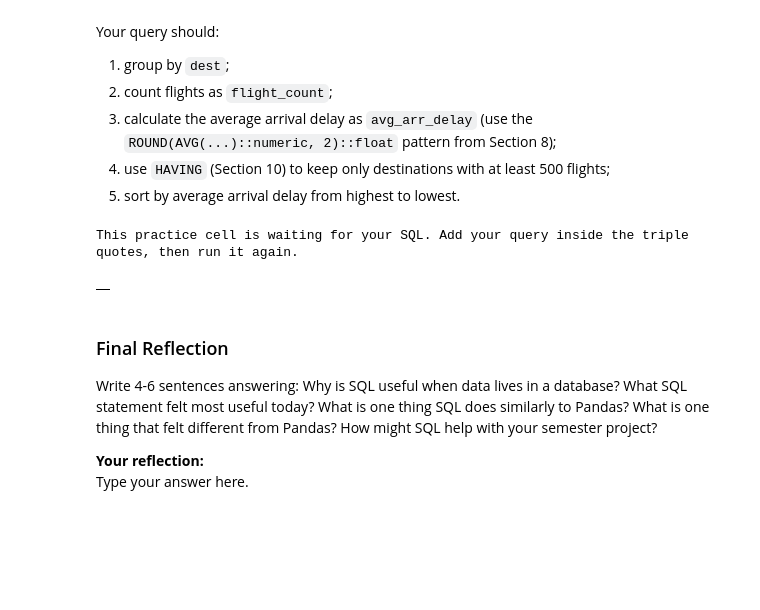
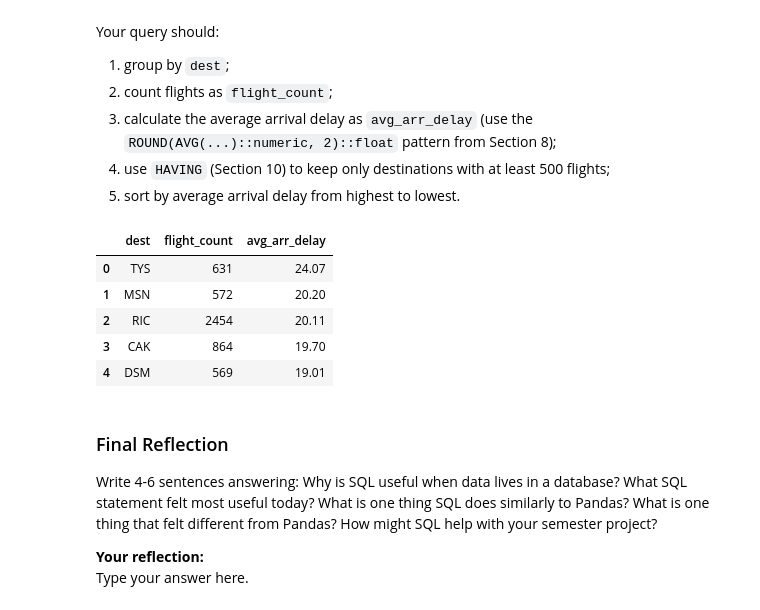
Before and after one commit to acruz-utsa/ban6003-week-09-10-sql-abt-aliciacruz, a Jupyter notebook: notebooks/module9_neon_sql_fundamentals_guided_lab.ipynb, the cells around one changed output. Cells and saved outputs as stored; diff of their text form; code cells hidden in the pictures; blank space fills up the shorter version.

```diff
--- a/notebooks/module9_neon_sql_fundamentals_guided_lab.ipynb
+++ b/notebooks/module9_neon_sql_fundamentals_guided_lab.ipynb
@@ -876,14 +885,24 @@ Your query should:
 # %%
 # Final Practice
 query = """
-
+SELECT dest,
+COUNT (*) AS flight_count,
+ROUND(AVG(arr_delay)::numeric, 2)::float AS avg_arr_delay
+FROM flights
+GROUP BY dest
+HAVING COUNT(*) >= 500
+ORDER BY avg_arr_delay DESC;
 """
 
 destination_delay_summary = run_query(query, engine)
 destination_delay_summary.head()
 # %% [output]
-This practice cell is waiting for your SQL. Add your query inside the triple quotes, then run it again.
-|  |
+|  | dest | flight_count | avg_arr_delay |
+| 0 | TYS | 631 | 24.07 |
+| 1 | MSN | 572 | 20.20 |
+| 2 | RIC | 2454 | 20.11 |
+| 3 | CAK | 864 | 19.70 |
+| 4 | DSM | 569 | 19.01 |
 # %% [markdown]
 ### Final Reflection
 
```
Also changed, not shown: parts of 7 cells of this notebook.
